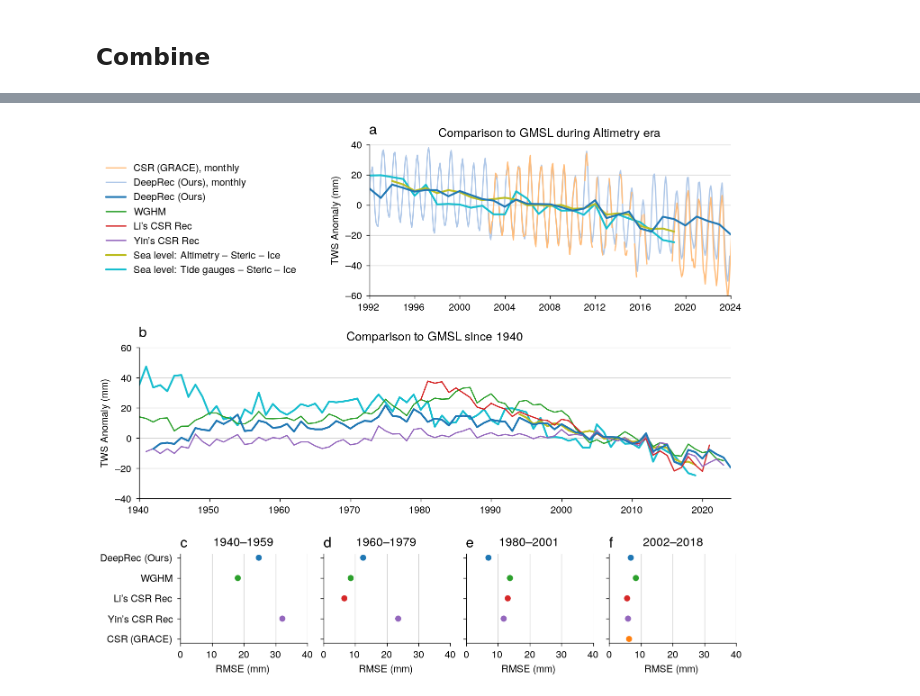
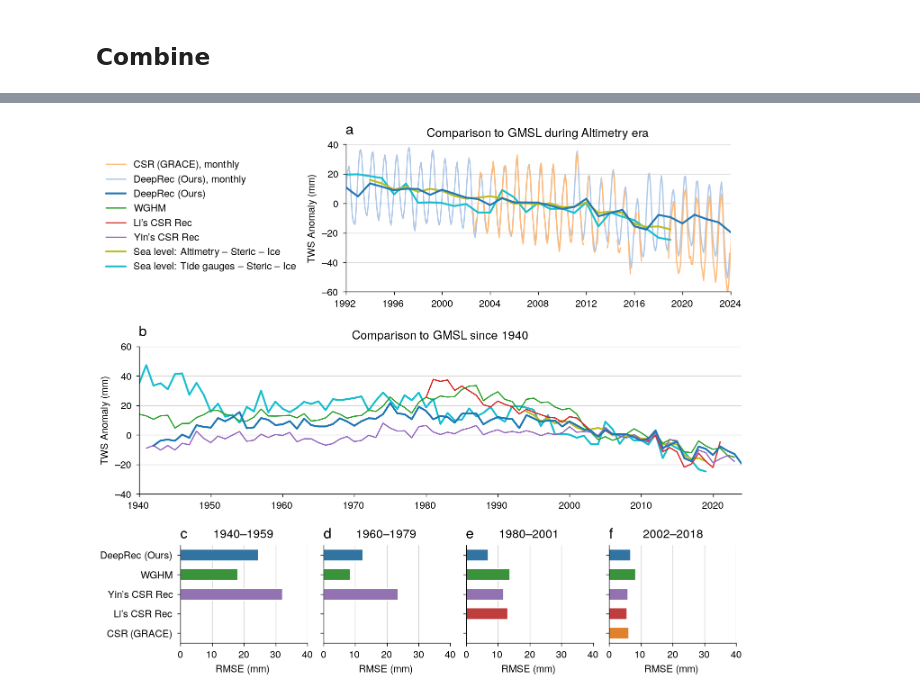
Before and after one commit to lqgentner/deeprec, a Jupyter notebook: notebooks/21-paper-plots/sea-level-budget-closure.ipynb, the cells around one changed output, grey strips where cells are left out. Drawn from its saved outputs; the diff is of its cells as text; code cells hidden in the pictures.

```diff
--- a/notebooks/21-paper-plots/sea-level-budget-closure.ipynb
+++ b/notebooks/21-paper-plots/sea-level-budget-closure.ipynb
@@ -132,10 +199,6 @@ vars_verbose.update(
         "twsa_gmsl_obs": "Sea level: Tide gauges $-$ Steric $-$ Ice",
     }
 )
-# %%
-# Subtract GRACE baseline
-baseline = slice("2004", "2009")
-global_yearly = global_yearly - global_yearly.sel(time=baseline).mean()
 # %%
 colors = sns.color_palette("tab20")
 colors
@@ -353,10 +401,11 @@ fig, axs = plt.subplots(
 loc2 = ticker.MultipleLocator(10)
 
 for ax, period, df_error in zip(axs, TIME_PERIODS, df_errors):
-    sns.scatterplot(
+    sns.barplot(
         df_error,
         x="error",
         y="model_verbose",
+        width=0.5,
         hue="model",
         palette=yearly_colors,
         ax=ax,
@@ -364,7 +413,6 @@ for ax, period, df_error in zip(axs, TIME_PERIODS, df_errors):
     )
     ax.set(xlabel="RMSE (mm)", ylabel=None, title=f"{period[0]}--{period[1]}")
     ax.xaxis.grid()
-    # ax.yaxis.grid()
     ax.xaxis.set_major_locator(loc2)
 
 axs[0].set(xlim=(0, 40))
@@ -376,43 +534,44 @@ axs[0].set(xlim=(0, 40))
 # %%
 fig = plt.figure(figsize=(7.2, 6.2))
-fig_line, fig_point = fig.subfigures(nrows=2, hspace=0.05, height_ratios=[2.75, 1])
-gs = fig_line.add_gridspec(2, 2, width_ratios=[1, 2], height_ratios=[1, 1], hspace=0.05)
-ax1 = fig_line.add_subplot(gs[0, 1])
-ax2 = fig_line.add_subplot(gs[1, :])
-axs_point = fig_point.subplots(ncols=len(TIME_PERIODS), sharex=True, sharey=True)
+fig_alt, fig_obs, fig_bar = fig.subfigures(
+    nrows=3, hspace=0.05, height_ratios=[5, 5, 4]
+)
+ax_alt = fig_alt.add_subplot()
+ax_obs = fig_obs.add_subplot()
+axs_bar = fig_bar.subplots(ncols=len(TIME_PERIODS), sharex=True, sharey=True)
 
 ### PLOT 1 (Ours and GRACE, monthly + yearly, Altimetry era) ###
 
-l_ours_monthly = plot_monthly("twsa_our", ax1, linewidth=1.0)
-l_csr_monthly = plot_monthly("twsa_csr", ax1, linewidth=1.0)
-l_obs = plot_yearly("twsa_gmsl_obs", ax1, linewidth=1.5)
-l_alt = plot_yearly("twsa_gmsl_alt", ax1, linewidth=1.5)
-l_ours = plot_yearly("twsa_our", ax1, linewidth=1.5)
+l_ours_monthly = plot_monthly("twsa_our", ax_alt, linewidth=1.0)
+l_csr_monthly = plot_monthly("twsa_csr", ax_alt, linewidth=1.0)
+l_obs = plot_yearly("twsa_gmsl_obs", ax_alt, linewidth=1.5)
+l_alt = plot_yearly("twsa_gmsl_alt", ax_alt, linewidth=1.5)
+l_ours = plot_yearly("twsa_our", ax_alt, linewidth=1.5)
 
-ax1.set(
+ax_alt.set(
     xlim=(pd.Timestamp("1992"), pd.Timestamp("2024")),
     ylim=(-60, 40),
     ylabel="TWS Anomaly (mm)",
     title="Comparison to GMSL during Altimetry era",
 )
-ax1.yaxis.grid()
+ax_alt.yaxis.grid()
 
 ### PLOT 2 (Ours and comparison, yearly 1940-now) ###
 
-plot_yearly("twsa_gmsl_obs", ax2, linewidth=1.5)
-plot_yearly("twsa_gmsl_alt", ax2, linewidth=1.5)
-l_gap = plot_yearly("twsa_gap", ax2, linewidth=1.0)
-l_li = plot_yearly("li_csr_full", ax2, linewidth=1.0)
-l_yin = plot_yearly("yin_csr_full", ax2, linewidth=1.0)
-plot_yearly("twsa_our", ax2, linewidth=1.5)
+plot_yearly("twsa_gmsl_obs", ax_obs, linewidth=1.5)
+plot_yearly("twsa_gmsl_alt", ax_obs, linewidth=1.5)
+l_gap = plot_yearly("twsa_gap", ax_obs, linewidth=1.0)
+l_li = plot_yearly("li_csr_full", ax_obs, linewidth=1.0)
+l_yin = plot_yearly("yin_csr_full", ax_obs, linewidth=1.0)
+plot_yearly("twsa_our", ax_obs, linewidth=1.5)
 
-ax2.set(
+ax_obs.set(
     xlim=(pd.Timestamp("1940"), pd.Timestamp("2024")),
     ylim=(-40, 60),
     ylabel="TWS Anomaly (mm)",
     title="Comparison to GMSL since 1940",
 )
-ax2.yaxis.grid()
+ax_obs.yaxis.grid()
 
 # Manually sort legend
 handles = [
@@ -424,41 +583,38 @@ handles = [
     l_yin,
     l_alt,
     l_obs,
 ]
-fig_line.legend(handles=handles, loc="center left", bbox_to_anchor=(0.0, 0.75))
+fig_alt.legend(handles=handles, loc="outside center left")
 
-### PLOT 3 (Budget closure pointplot) ###
+### PLOT 3 (Budget closure barplot) ###
 
-loc3 = ticker.MultipleLocator(10)
-
-for ax, period, df_error in zip(axs_point, TIME_PERIODS, df_errors):
-    sns.scatterplot(
+for ax, period, df_error in zip(axs_bar, TIME_PERIODS, df_errors):
+    sns.barplot(
         df_error,
         x="error",
         y="model_verbose",
         hue="model",
+        width=0.6,
         palette=yearly_colors,
         ax=ax,
-        s=28,
         legend=False,
     )
     ax.set(xlabel="RMSE (mm)", ylabel=None, title=f"{period[0]}--{period[1]}")
     ax.xaxis.grid()
-    ax.xaxis.set_major_locator(loc3)
 
-axs_point[0].set(xlim=(0, 40))
+axs_bar[0].set(xlim=(0, 40))
 
 # Add letters
-for n, ax in enumerate([ax1, ax2, *axs_point]):
+for n, ax in enumerate([ax_alt, ax_obs, *axs_bar]):
     ax.text(
         0.0,
         1.0 + 0.07,
         string.ascii_lowercase[n],
         transform=ax.transAxes,
         size="x-large",
         weight="bold",
     )
 
 fig.savefig(FIGURE_DIR / "gmsl_comparison.pdf", backend="pgf")
 # %% [output]
-[figure, old version]
+[figure, new version]
```
Also changed, not shown: parts of 17 cells of this notebook, 2 other files.
